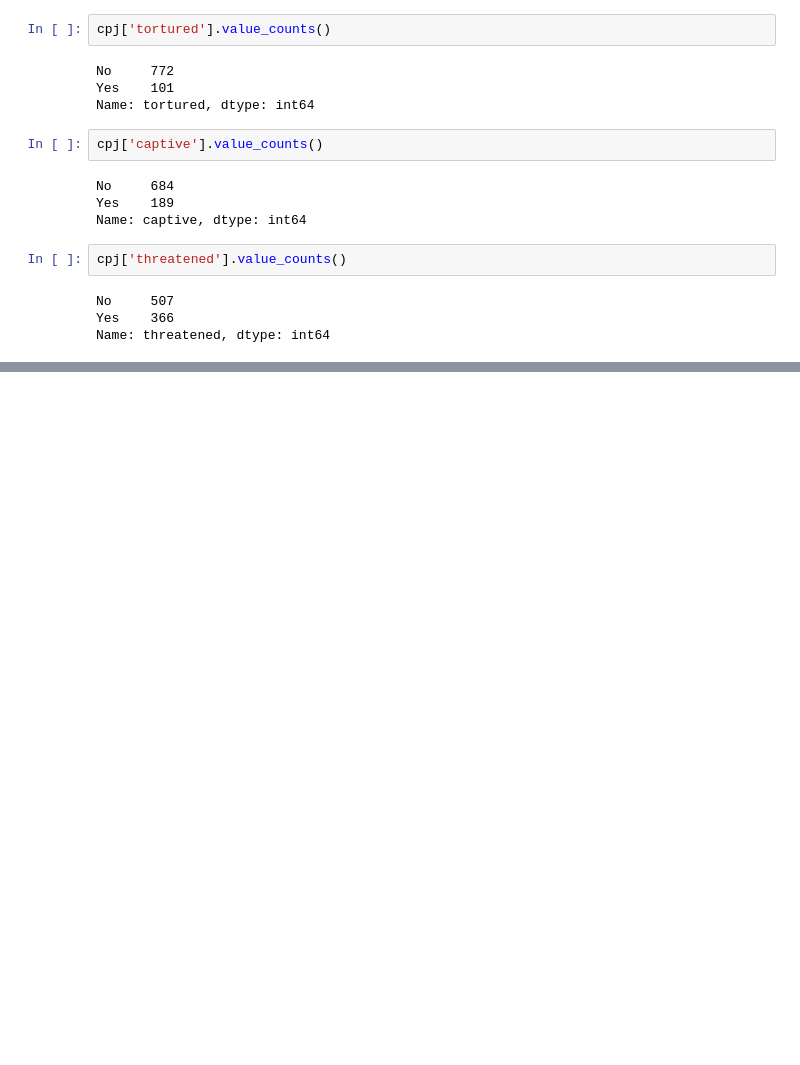
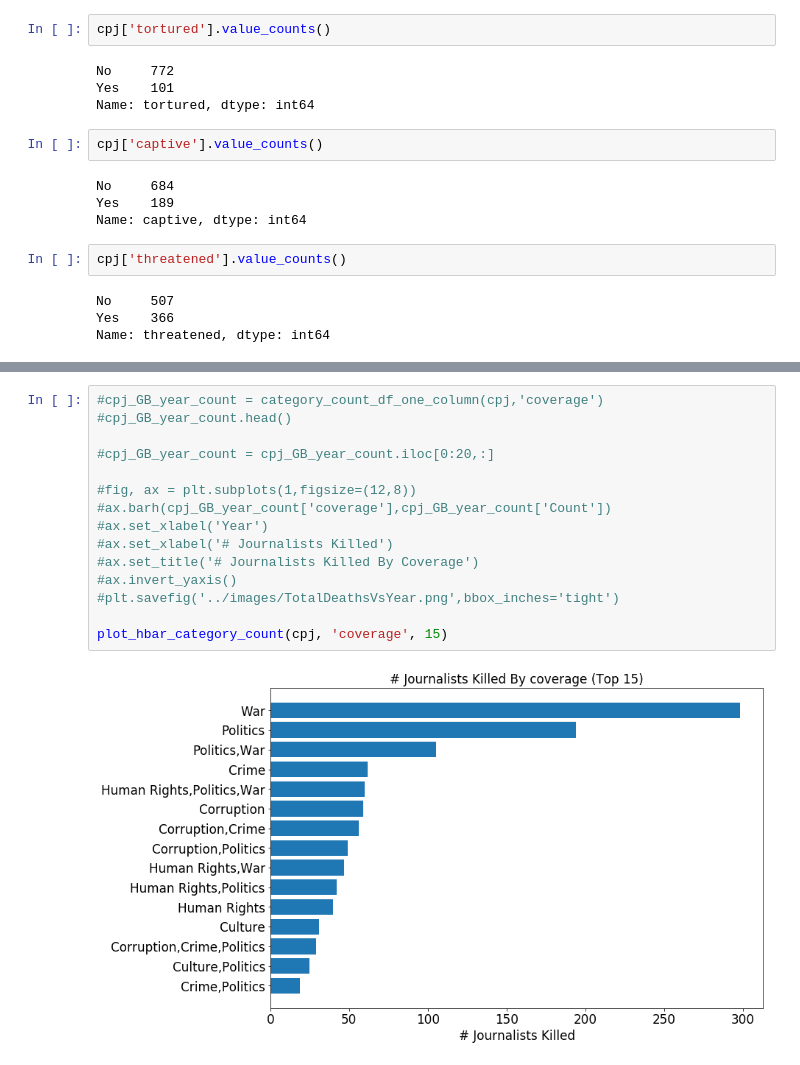
Before and after one commit to andypicke/Journalists-Under-Fire, a Jupyter notebook: notebooks/CPJ_Journalists_Killed_EDA.ipynb, the cells around one changed output, grey strips where cells are left out. Drawn from its saved outputs; the diff is of its cells as text; blank space fills up the shorter version.

```diff
--- a/notebooks/CPJ_Journalists_Killed_EDA.ipynb
+++ b/notebooks/CPJ_Journalists_Killed_EDA.ipynb
@@ -453,0 +495,17 @@ plt.savefig('../images/TotalDeathsVsYear.png',bbox_inches='tight')
+# %%
+#cpj_GB_year_count = category_count_df_one_column(cpj,'coverage')
+#cpj_GB_year_count.head()
+
+#cpj_GB_year_count = cpj_GB_year_count.iloc[0:20,:]
+
+#fig, ax = plt.subplots(1,figsize=(12,8))
+#ax.barh(cpj_GB_year_count['coverage'],cpj_GB_year_count['Count'])
+#ax.set_xlabel('Year')
+#ax.set_xlabel('# Journalists Killed')
+#ax.set_title('# Journalists Killed By Coverage')
+#ax.invert_yaxis()
+#plt.savefig('../images/TotalDeathsVsYear.png',bbox_inches='tight')
+
+plot_hbar_category_count(cpj, 'coverage', 15)
+# %% [output]
+[figure, added]
```
Also changed, not shown: parts of 25 cells of this notebook.
